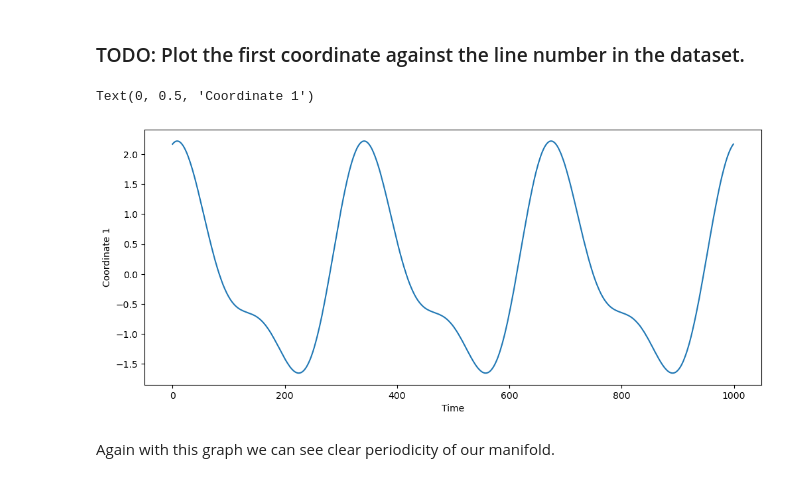
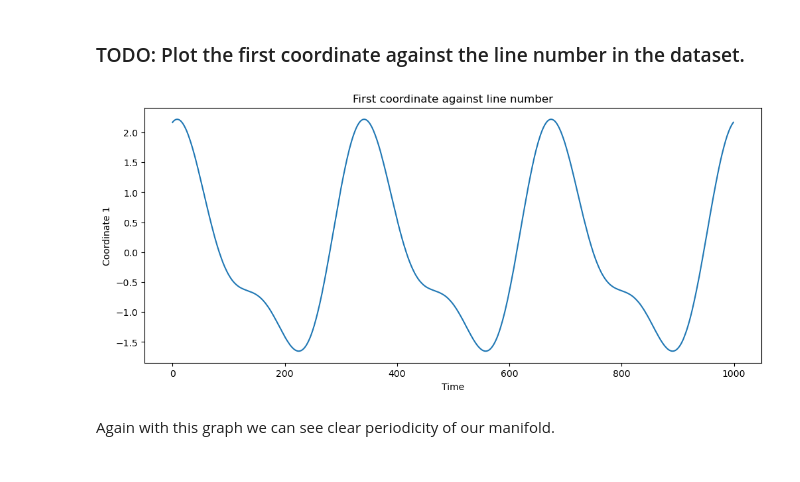
Before and after one commit to Augustin690/learning-dynamical-systems, a Jupyter notebook: src/part2/task4_1.ipynb, the cells around one changed output. Drawn from its saved outputs; the diff is of its cells as text; code cells hidden in the pictures.

```diff
--- a/src/part2/task4_1.ipynb
+++ b/src/part2/task4_1.ipynb
@@ -39,18 +40,18 @@ We can see our manifold is indeed periodic, and can be well represented in 2D sp
 # %%
 # time is simply the line number of the dataset
 time = np.arange(len(X))
 
 fig, ax = plt.subplots(figsize =(12,5))
 ax.plot(time,X[:,0])
 ax.set_xlabel("Time")
 ax.set_ylabel("Coordinate 1")
-
+ax.set_title("First coordinate against line number")
 #ax[1].plot(time,X[:,1])
 #ax[1].set_xlabel("Time")
 #ax[1].set_ylabel("Coordinate 2")
+plt.savefig('../../plot/coordinate_1_time.png')
 # %% [output]
-Text(0, 0.5, 'Coordinate 1')
-[figure, old version]
+[figure, new version]
 # %% [markdown]
 Again with this graph we can see clear periodicity of our manifold.
 # %% [markdown]
```
Also changed, not shown: parts of 4 cells of this notebook, 25 other files.
